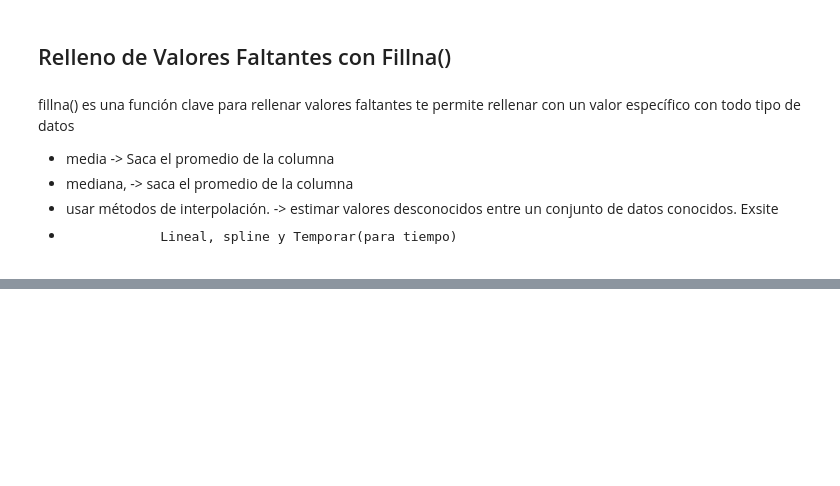
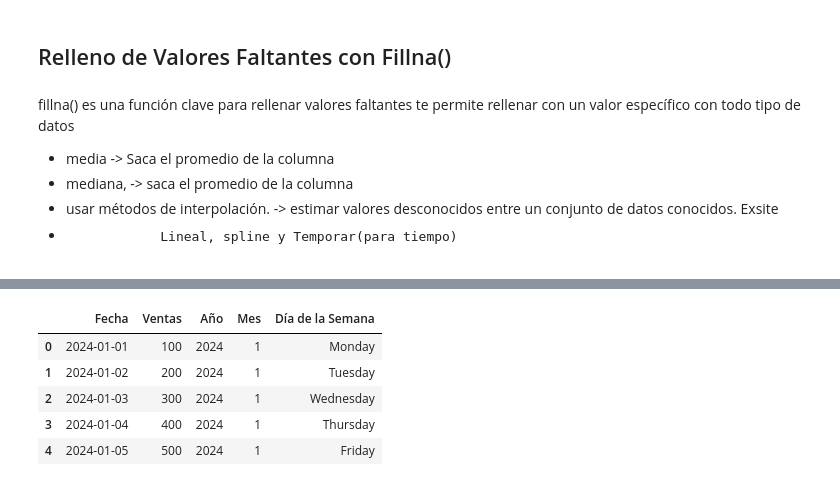
Before and after one commit to SergioArias3313/PythonReview_DC, a Jupyter notebook: RepasoPython.ipynb, the cells around one changed output, grey strips where cells are left out. Saved outputs shown, nothing was run; the diff lists cells and outputs as text; code cells hidden in the pictures; blank space fills up the shorter version.

```diff
--- a/RepasoPython.ipynb
+++ b/RepasoPython.ipynb
@@ -118,0 +725,5 @@ Sirve para eliminar filas o columnas que contienen calores faltantes
+# %%
+fechas = pd.date_range(start='2024-01-01', periods=100, freq='D')
+ventas = [i * 100 for i in range(1, 101)]
+df_2 = pd.DataFrame({'Fecha': fechas, 'Ventas': ventas})
+df_2.head()
@@ -118,0 +737,12 @@ Sirve para eliminar filas o columnas que contienen calores faltantes
+# %%
+df_2['Año'] = df_2['Fecha'].dt.year
+df_2['Mes'] = df_2['Fecha'].dt.month
+df_2['Día de la Semana'] = df_2['Fecha'].dt.day_name()
+df_2.head()
+# %% [output]
+|  | Fecha | Ventas | Año | Mes | Día de la Semana |
+| 0 | 2024-01-01 | 100 | 2024 | 1 | Monday |
+| 1 | 2024-01-02 | 200 | 2024 | 1 | Tuesday |
+| 2 | 2024-01-03 | 300 | 2024 | 1 | Wednesday |
+| 3 | 2024-01-04 | 400 | 2024 | 1 | Thursday |
+| 4 | 2024-01-05 | 500 | 2024 | 1 | Friday |
```
Also changed, not shown: parts of 65 cells of this notebook.
